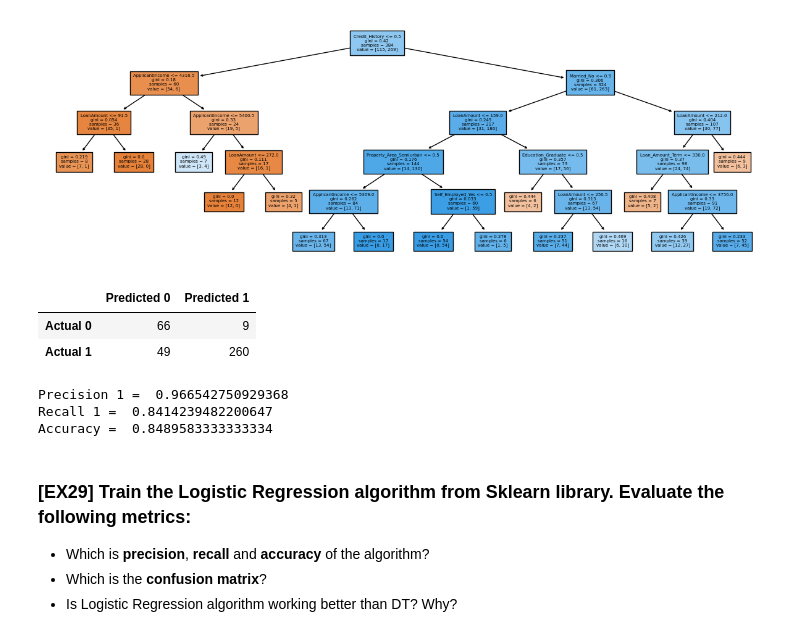
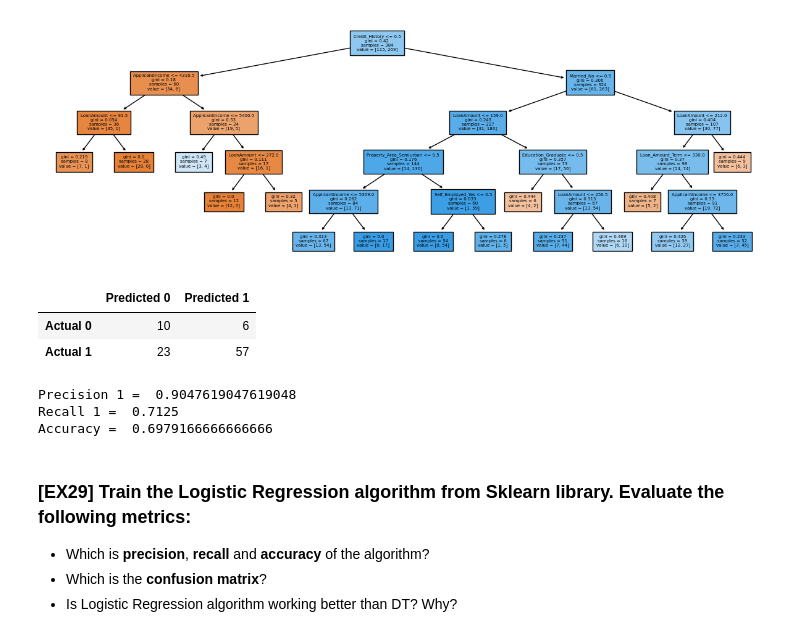
Before and after one commit to WdnLiu/ML2023, a Jupyter notebook: ML2023-main/Project_students/P5_students.ipynb, the cells around one changed output. Cells and saved outputs as stored; diff of their text form; code cells hidden in the pictures.

```diff
--- a/ML2023-main/Project_students/P5_students.ipynb
+++ b/ML2023-main/Project_students/P5_students.ipynb
@@ -1139,20 +1139,21 @@ _ = tree.plot_tree(dt,
 plt.show()
 # %% [output]
 [figure]
-# %%
-conf_matrix = confusion_matrix(dt.predict(customer_dt_encoded_tr_X), customer_dt_encoded_tr_y)
-conf_matrix = pd.DataFrame(conf_matrix, columns = ['Predicted 0', 'Predicted 1'], index = ['Actual 0', 'Actual 1'])
-display(conf_matrix)
-print("Precision 1 = ", 260/269)
-print("Recall 1 = ", 260/309)
-print("Accuracy = ", (66 + 260) / (66 + 9 + 260 + 49) )
-# %% [output]
-|  | Predicted 0 | Predicted 1 |
-| Actual 0 | 66 | 9 |
-| Actual 1 | 49 | 260 |
-Precision 1 =  0.966542750929368
-Recall 1 =  0.8414239482200647
-Accuracy =  0.8489583333333334
+# %%
+conf_matrix = confusion_matrix(dt.predict(customer_dt_encoded_val_X), customer_dt_encoded_val_y)
+conf_matrix = pd.DataFrame(conf_matrix, columns = ['Predicted 0', 'Predicted 1'], index = ['Actual 0', 'Actual 1'])
+display(conf_matrix)
+
+print("Precision 1 = ", conf_matrix['Predicted 1']['Actual 1'] / (conf_matrix['Predicted 1']['Actual 0'] + conf_matrix['Predicted 1']['Actual 1']))
+print("Recall 1 = ", conf_matrix['Predicted 1']['Actual 1'] / (conf_matrix['Predicted 0']['Actual 1'] + conf_matrix['Predicted 1']['Actual 1']))
+print("Accuracy = ",  (conf_matrix['Predicted 0']['Actual 0'] + conf_matrix['Predicted 1']['Actual 1']) / (conf_matrix['Predicted 0']['Actual 0'] + conf_matrix['Predicted 0']['Actual 1'] + conf_matrix['Predicted 1']['Actual 0'] +  + conf_matrix['Predicted 1']['Actual 1']))
+# %% [output]
+|  | Predicted 0 | Predicted 1 |
+| Actual 0 | 10 | 6 |
+| Actual 1 | 23 | 57 |
+Precision 1 =  0.9047619047619048
+Recall 1 =  0.7125
+Accuracy =  0.6979166666666666
 # %% [markdown]
 ### [**EX29**] Train the Logistic Regression algorithm from Sklearn library. Evaluate the following metrics:
 - Which is **precision**, **recall** and **accuracy** of the algorithm?
```
Also changed, not shown: parts of 9 cells of this notebook.
